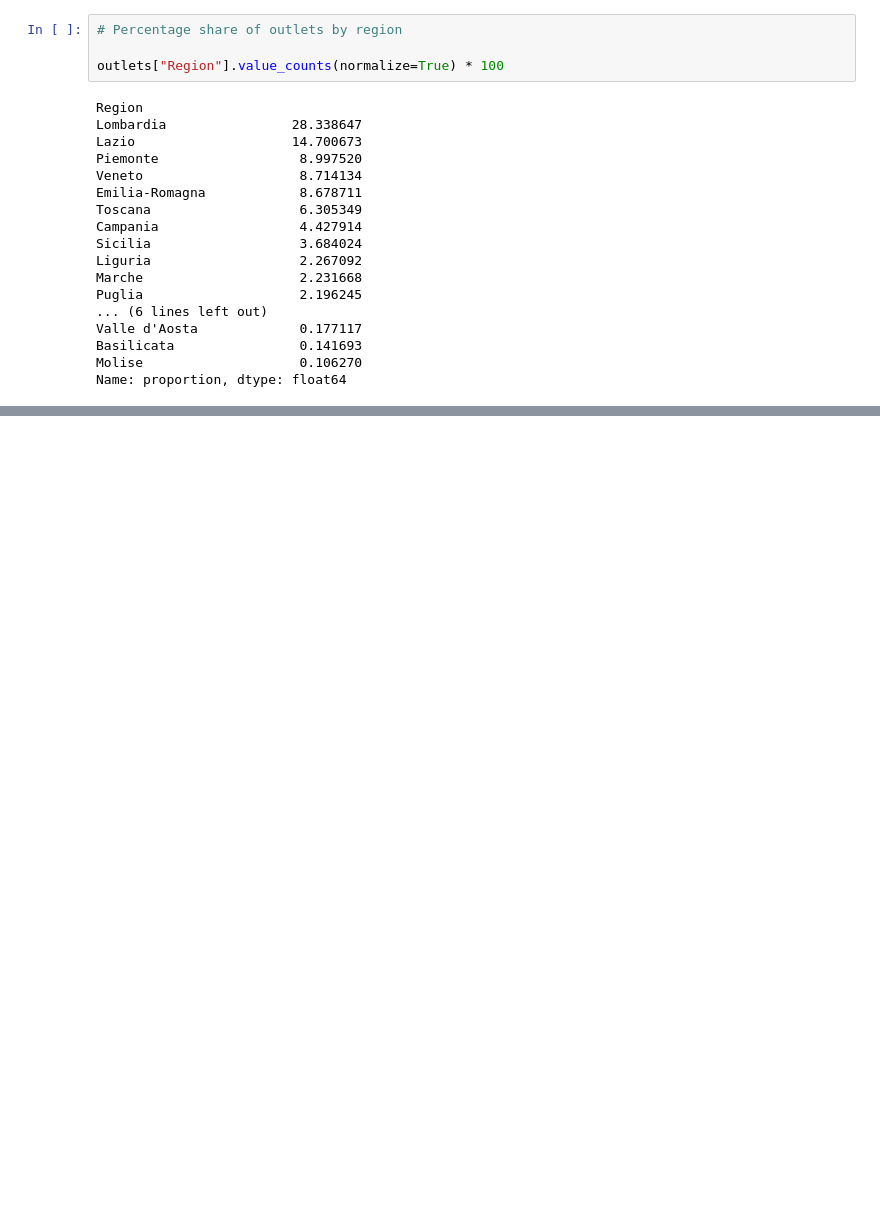
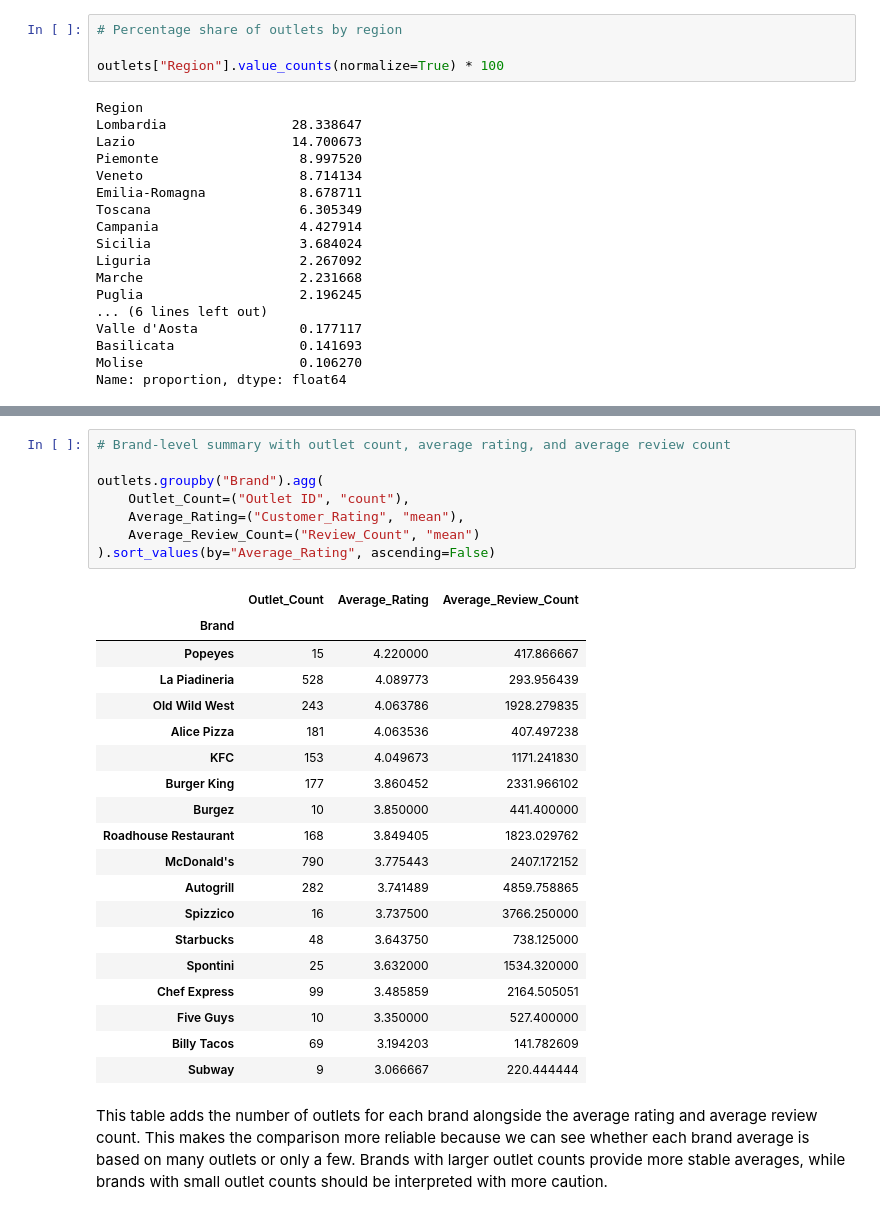
Before and after one commit to mike10nn/QSR_Analysis, a Jupyter notebook: summary.ipynb, the cells around one changed output, grey strips where cells are left out. Saved outputs shown, nothing was run; the diff lists cells and outputs as text; blank space fills up the shorter version.

```diff
--- a/summary.ipynb
+++ b/summary.ipynb
@@ -248,0 +332,30 @@ From the above two results, we can see that outlets are concentrated in certain
+# %%
+# Brand-level summary with outlet count, average rating, and average review count
+
+outlets.groupby("Brand").agg(
+    Outlet_Count=("Outlet ID", "count"),
+    Average_Rating=("Customer_Rating", "mean"),
+    Average_Review_Count=("Review_Count", "mean")
+).sort_values(by="Average_Rating", ascending=False)
+# %% [output]
+|  | Outlet_Count | Average_Rating | Average_Review_Count |
+| Brand |  |  |  |
+| Popeyes | 15 | 4.220000 | 417.866667 |
+| La Piadineria | 528 | 4.089773 | 293.956439 |
+| Old Wild West | 243 | 4.063786 | 1928.279835 |
+| Alice Pizza | 181 | 4.063536 | 407.497238 |
+| KFC | 153 | 4.049673 | 1171.241830 |
+| Burger King | 177 | 3.860452 | 2331.966102 |
+| Burgez | 10 | 3.850000 | 441.400000 |
+| Roadhouse Restaurant | 168 | 3.849405 | 1823.029762 |
+| McDonald's | 790 | 3.775443 | 2407.172152 |
+| Autogrill | 282 | 3.741489 | 4859.758865 |
+| Spizzico | 16 | 3.737500 | 3766.250000 |
+| Starbucks | 48 | 3.643750 | 738.125000 |
+| Spontini | 25 | 3.632000 | 1534.320000 |
+| Chef Express | 99 | 3.485859 | 2164.505051 |
+| Five Guys | 10 | 3.350000 | 527.400000 |
+| Billy Tacos | 69 | 3.194203 | 141.782609 |
+| Subway | 9 | 3.066667 | 220.444444 |
+# %% [markdown]
+This table adds the number of outlets for each brand alongside the average rating and average review count. This makes the comparison more reliable because we can see whether each brand average is based on many outlets or only a few. Brands with larger outlet counts provide more stable averages, while brands with small outlet counts should be interpreted with more caution.
```
Also changed, not shown: parts of 9 cells of this notebook, 1 other file.
